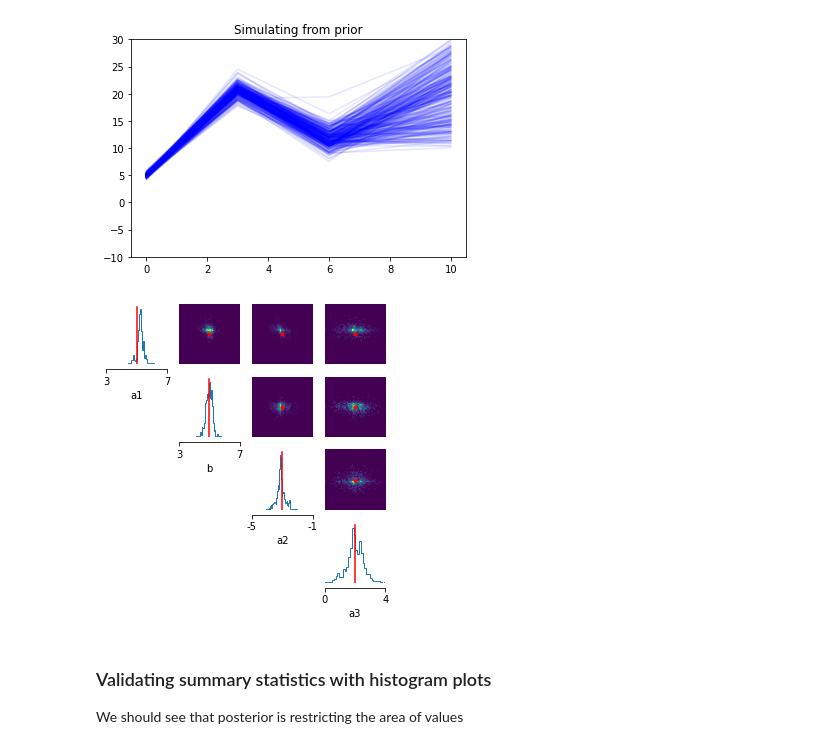
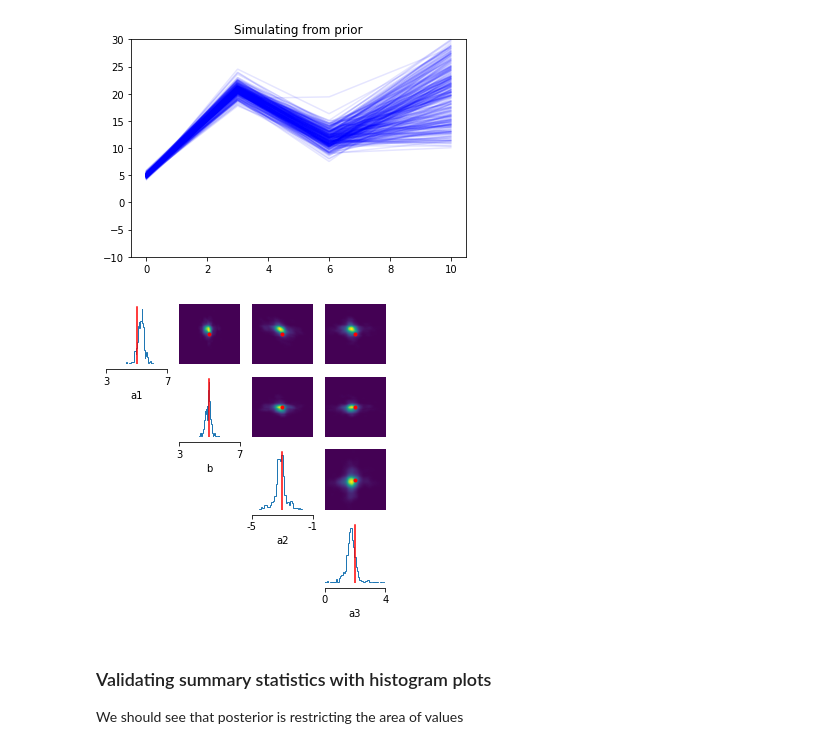
Before and after one commit to andererka/SBI_for_EEG, a Jupyter notebook: notebooks/piecewise_comparison.ipynb, the cells around one changed output. Cells and saved outputs as stored; diff of their text form; code cells hidden in the pictures.

```diff
--- a/notebooks/piecewise_comparison.ipynb
+++ b/notebooks/piecewise_comparison.ipynb
@@ -436,14 +350,12 @@ prior_combined =Combined(proposal1, prior2, number_params_1=2)
 
 
 
-inf = SNPE_C(prior_combined, density_estimator="nsf")
-
 density_estimator = 'nsf'
 
 
 simulator_stats, prior = prepare_for_sbi(piecewise_linear_seq, prior_combined)
 
-inference = SNPE_C(prior, density_estimator=density_estimator)
+inf = SNPE_C(prior, density_estimator=density_estimator)
 
 theta, x_without = simulate_for_sbi(
     simulator_stats,
@@ -488,21 +593,19 @@ proposal2 = posterior2.set_default_x(obs_real_stats)
 
 
 
-prior3 = utils.torchutils.BoxUniform(low=prior_min[3:4], high = prior_max[3:4])
+prior3 = utils.torchutils.BoxUniform(low=[prior_min[3]], high = [prior_max[3]])
 
 
 prior_combined2 = Combined(proposal2, prior3, number_params_1=3)
 
 
 
-inf = SNPE_C(prior_combined2, density_estimator="nsf")
-
 density_estimator = 'nsf'
 
 
 simulator_stats, prior = prepare_for_sbi(piecewise_linear_seq, prior_combined2)
 
-inference = SNPE_C(prior, density_estimator=density_estimator)
+inf = SNPE_C(prior, density_estimator=density_estimator)
 
 theta, x_without = simulate_for_sbi(
     simulator_stats,
@@ -527,0 +827,12 @@ Neural network successfully converged after 58 epochs.
+# %%
+true_params = [5, 5, -3, 2]
+
+obs_real = piecewise_linear_seq(true_params)
+
+
+obs_real_stats = extract_sumstats([obs_real])[0]
+
+print(obs_real_stats)
+
+
+samples = posterior3.sample((1000,), x=obs_real_stats)
@@ -528,18 +842,4 @@ Neural network successfully converged after 58 epochs.
 # %%
-
-true_params = [5, 5, -3, 2]
-
-obs_real = piecewise_linear_seq(true_params)
-
-
-obs_real_stats = extract_sumstats([obs_real])[0]
-
-print(obs_real_stats)
-
-
-samples = posterior3.sample((num_samples,), x=obs_real_stats)
-
-
 prior = utils.torchutils.BoxUniform(low=prior_min, high = prior_max)
 samples_prior = []
 
@@ -604,23 +904,24 @@ for x_w in x_without:
 # %%
 limits = [list(tup) for tup in zip(prior_min, prior_max)]
 
 true_params = torch.tensor([[5, 5, -3, 2, 1, 5]])
 
 parameter_names = ['a1', 'b', 'a2', 'a3']
 
 fig, axes = analysis.pairplot(
     samples,
     limits=limits,
     ticks=limits,
     figsize=(5, 5),
+    upper = "kde",
     points=true_params[0:2],
     points_offdiag={"markersize": 6},
     points_colors="r",
     #tick_labels=parameter_names
     labels=parameter_names,
 )
 # %% [output]
-[figure, old version]
+[figure, new version]
 # %% [markdown]
 ### Validating summary statistics with histogram plots
 
```
Also changed, not shown: parts of 15 cells of this notebook, 57 other files.
